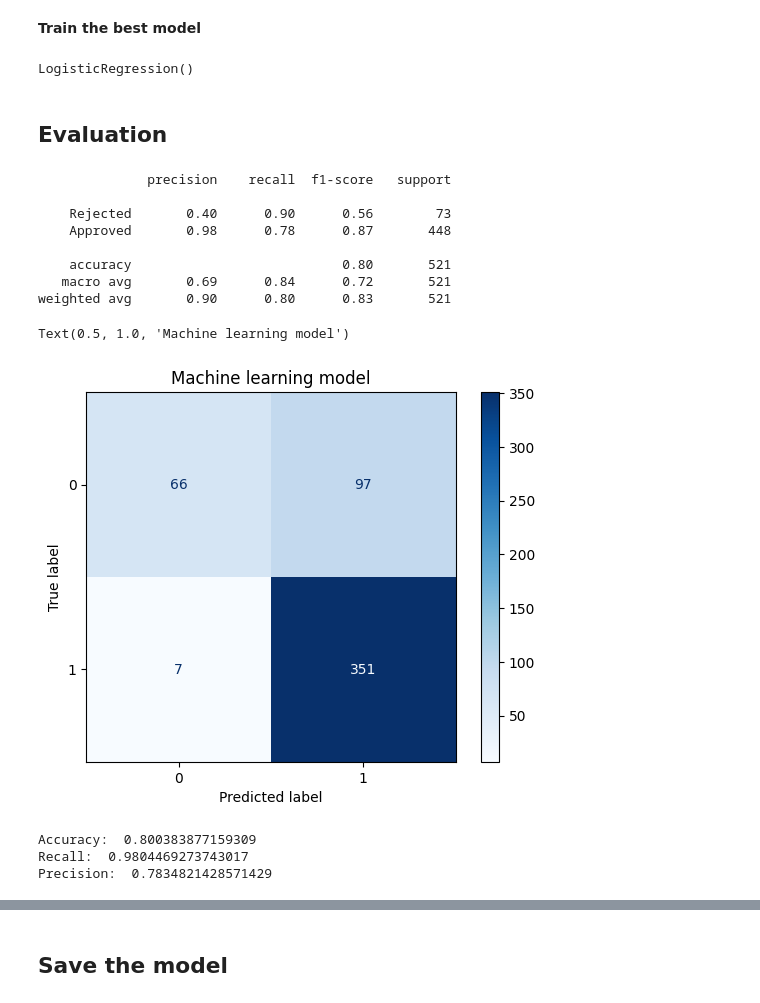
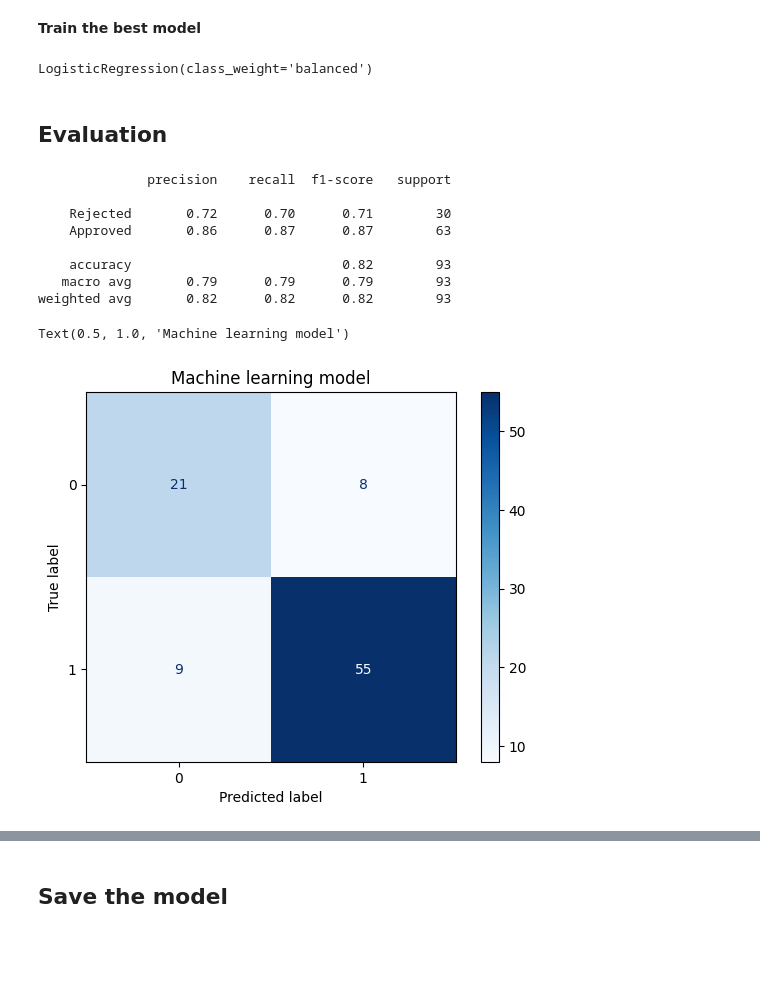
Before and after one commit to BecayeSoft/Loan-Eligibility-Assessment, a Jupyter notebook: notebooks/training.ipynb, the cells around one changed output, grey strips where cells are left out. Saved outputs shown, nothing was run; the diff lists cells and outputs as text; code cells hidden in the pictures; blank space fills up the shorter version.

Commit message:
model inspection, readme, archived if-else model,

```diff
--- a/notebooks/training.ipynb
+++ b/notebooks/training.ipynb
@@ -40,47 +50,31 @@ y_val = val_df['Loan_Status']
 # %%
-# model = LogisticRegression(**best_params)
-model = LogisticRegression()
+model = LogisticRegression(class_weight='balanced')
 model.fit(X_train, y_train)
 # %% [output]
-LogisticRegression()
+LogisticRegression(class_weight='balanced')
 # %% [markdown]
 ## Evaluation
 # %%
-y_pred = model.predict(X_train)
+y_pred = model.predict(X_val)
 report = classification_report(
-    y_pred, y_train, target_names=["Rejected", "Approved"]
+    y_pred, y_val, target_names=["Rejected", "Approved"]
 )
 print(report)
 # %% [output]
               precision    recall  f1-score   support
 
-    Rejected       0.40      0.90      0.56        73
-    Approved       0.98      0.78      0.87       448
+    Rejected       0.72      0.70      0.71        30
+    Approved       0.86      0.87      0.87        63
 
-    accuracy                           0.80       521
-   macro avg       0.69      0.84      0.72       521
-weighted avg       0.90      0.80      0.83       521
+    accuracy                           0.82        93
+   macro avg       0.79      0.79      0.79        93
+weighted avg       0.82      0.82      0.82        93
 # %%
 ConfusionMatrixDisplay.from_predictions(
-    y_train, y_pred, cmap='Blues',
+    y_val, y_pred, cmap='Blues',
 )
 plt.title("Machine learning model")
 # %% [output]
 Text(0.5, 1.0, 'Machine learning model')
-[figure, old version]
+[figure, new version]
-# %%
-from sklearn.metrics import accuracy_score, recall_score, precision_score
-
-y_true = y_train
-accuracy = accuracy_score(y_true, y_pred)
-recall = recall_score(y_true, y_pred)
-precision = precision_score(y_true, y_pred)
-
-print('Accuracy: ', accuracy)
-print('Recall: ', recall)
-print('Precision: ', precision)
-# %% [output]
-Accuracy:  0.800383877159309
-Recall:  0.9804469273743017
-Precision:  0.7834821428571429
 # %%
```
Also changed, not shown: parts of 6 cells of this notebook, 21 other files.
